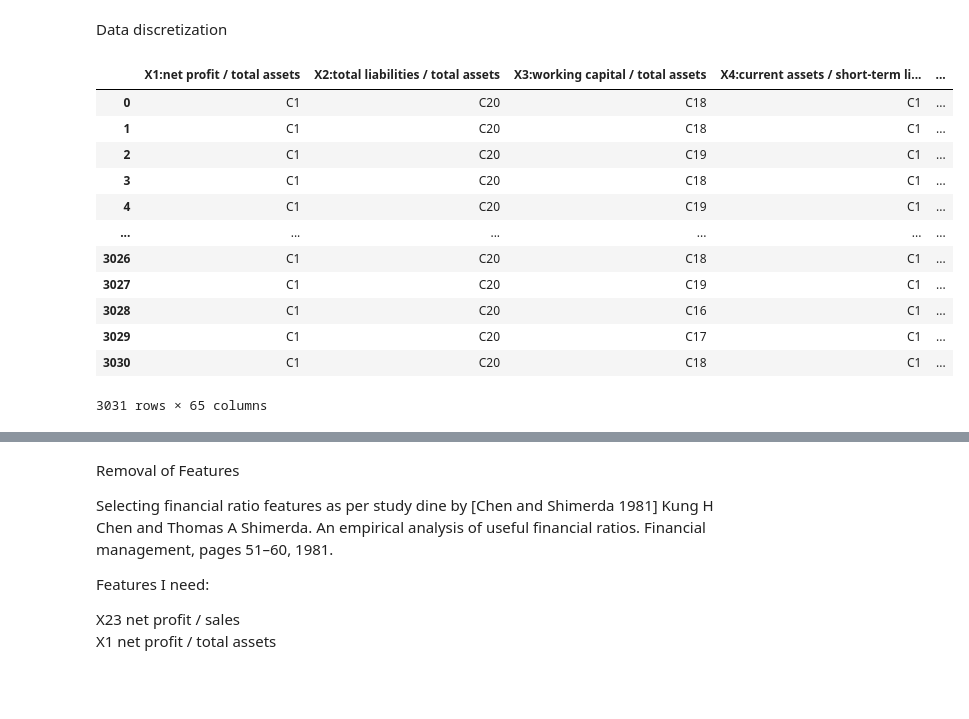
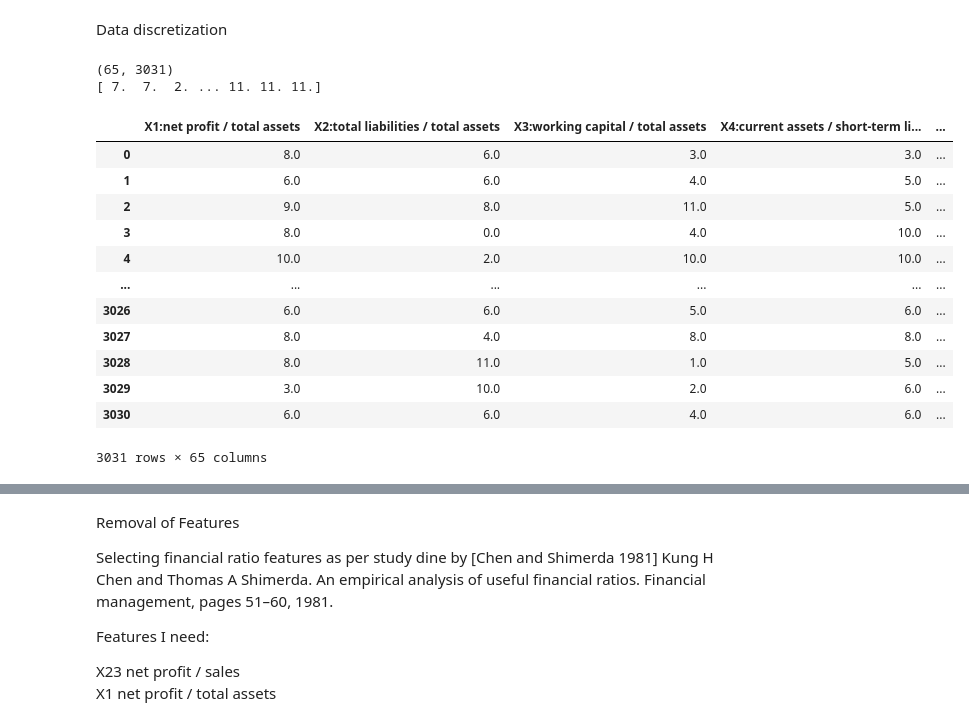
Before and after one commit to Zach-schwark/PGM_Assignment, a Jupyter notebook: data.ipynb, the cells around one changed output, grey strips where cells are left out. Saved outputs shown, nothing was run; the diff lists cells and outputs as text; code cells hidden in the pictures; blank space fills up the shorter version.

Commit message:
data preprocessing

```diff
--- a/data.ipynb
+++ b/data.ipynb
@@ -164,0 +230,14 @@ PreprocessedData
+# %%
+
+normalizer = preprocessing.Normalizer()
+data_normalised_standardised = normalizer.fit_transform(standardisedData)
+data_normalised_standardised_transposed = data_normalised_standardised.transpose()
+
+normalised_standardised_dict = {}
+
+for i in range(len(data_normalised_standardised_transposed)):
+    normalised_standardised_dict[attribute_names[i]] = data_normalised_standardised_transposed[i]
+
+
+normalised_StandardisedData = pd.DataFrame(normalised_standardised_dict)
+normalised_StandardisedData
@@ -165,33 +258,46 @@ PreprocessedData
 # %% [markdown]
 Data discretization
 # %%
-#df['bucket']=pd.cut(df['marks'],5,labels=['Poor','Below_average','Average','Above_Average','Excellent'])
-#['Poor','Below_average','Average','Above_Average','Excellent']
 #category_names = ['Subpar', 'Mediocre', 'Fair', 'Good', 'Superior', 'Outstanding', 'Exceptional', 'Remarkable', 'Extraordinary', 'Unparalleled']
 category_names = ['C1', 'C2', 'C3', 'C4', 'C5', 'C6', 'C7', 'C8', 'C9', 'C10', 'C11', 'C12', 'C13', 'C14', 'C15', 'C16', 'C17', 'C18', 'C19', 'C20']
 
-atttributes = PreprocessedData.columns.values.tolist()
+atttributes = normalised_StandardisedData.columns.values.tolist()
 
 
-for i in range(len(atttributes)-1):
-    #print(atttributes[i])
-    #print(df[atttributes[i]].to_numpy())
-    PreprocessedData[atttributes[i]]=pd.cut(PreprocessedData[atttributes[i]].to_numpy(),20,labels=category_names)
+#for i in range(len(atttributes)-1):
+#print(atttributes[i])
+#print(df[atttributes[i]].to_numpy())
+est = preprocessing.KBinsDiscretizer(n_bins=12, encode='ordinal', strategy='quantile', subsample=None)
+est.fit(normalised_StandardisedData)
+PreprocessedData_tranformed = est.transform(normalised_StandardisedData).transpose()
+    #PreprocessedData[atttributes[i]] = pd.cut(PreprocessedData[atttributes[i]].to_numpy(),20,labels=category_names)
 
-PreprocessedData[atttributes[len(atttributes)-1]]=pd.cut(PreprocessedData[atttributes[len(atttributes)-1]].to_numpy(),2,labels=['0','1'])
+#PreprocessedData[atttributes[len(atttributes)-1]]=pd.cut(PreprocessedData[atttributes[len(atttributes)-1]].to_numpy(),2,labels=['0','1'])
 
-PreprocessedData
+print(np.shape(PreprocessedData_tranformed))
+for i in range(len(PreprocessedData_tranformed)):
+    attribute_dict[atttributes[i]] = PreprocessedData_tranformed[i]
+
+print(PreprocessedData_tranformed[len(PreprocessedData_tranformed)-1])
+
+attribute_dict[attribute_names[len(data_scaled_transposed)-1]] = pd.cut(data_scaled_transposed[len(data_scaled_transposed)-1],2,labels=[0,1])
+
+discretizedData = pd.DataFrame(attribute_dict)
+
+discretizedData
 # %% [output]
+(65, 3031)
+[ 7.  7.  2. ... 11. 11. 11.]
 |  | X1:net profit / total assets | X2:total liabilities / total assets | X3:working capital / total assets | X4:current assets / short-term li... | ... |
-| 0 | C1 | C20 | C18 | C1 | ... |
-| 1 | C1 | C20 | C18 | C1 | ... |
-| 2 | C1 | C20 | C19 | C1 | ... |
-| 3 | C1 | C20 | C18 | C1 | ... |
-| 4 | C1 | C20 | C19 | C1 | ... |
+| 0 | 8.0 | 6.0 | 3.0 | 3.0 | ... |
+| 1 | 6.0 | 6.0 | 4.0 | 5.0 | ... |
+| 2 | 9.0 | 8.0 | 11.0 | 5.0 | ... |
+| 3 | 8.0 | 0.0 | 4.0 | 10.0 | ... |
+| 4 | 10.0 | 2.0 | 10.0 | 10.0 | ... |
 | ... | ... | ... | ... | ... | ... |
-| 3026 | C1 | C20 | C18 | C1 | ... |
-| 3027 | C1 | C20 | C19 | C1 | ... |
-| 3028 | C1 | C20 | C16 | C1 | ... |
-| 3029 | C1 | C20 | C17 | C1 | ... |
-| 3030 | C1 | C20 | C18 | C1 | ... |
+| 3026 | 6.0 | 6.0 | 5.0 | 6.0 | ... |
+| 3027 | 8.0 | 4.0 | 8.0 | 8.0 | ... |
+| 3028 | 8.0 | 11.0 | 1.0 | 5.0 | ... |
+| 3029 | 3.0 | 10.0 | 2.0 | 6.0 | ... |
+| 3030 | 6.0 | 6.0 | 4.0 | 6.0 | ... |
-3031 rows × 65 columns
+3031 rows × 65 columns
```
Also changed, not shown: parts of 9 cells of this notebook, 4 other files.
